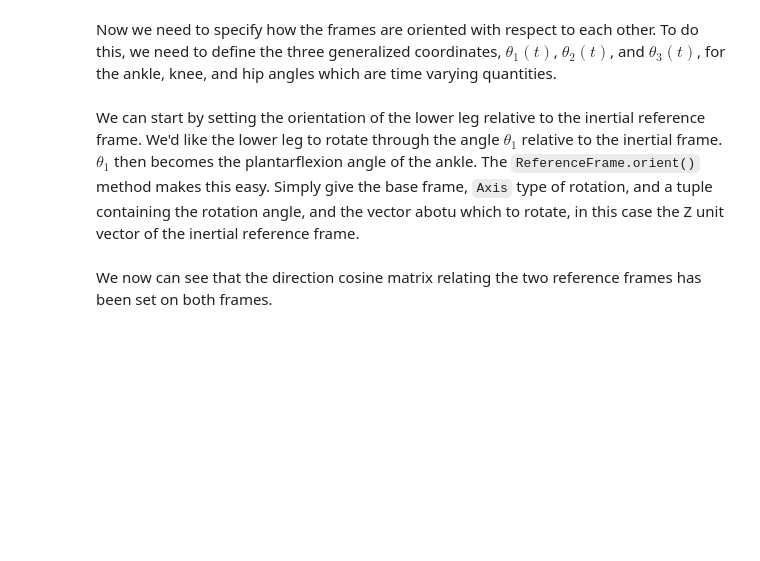
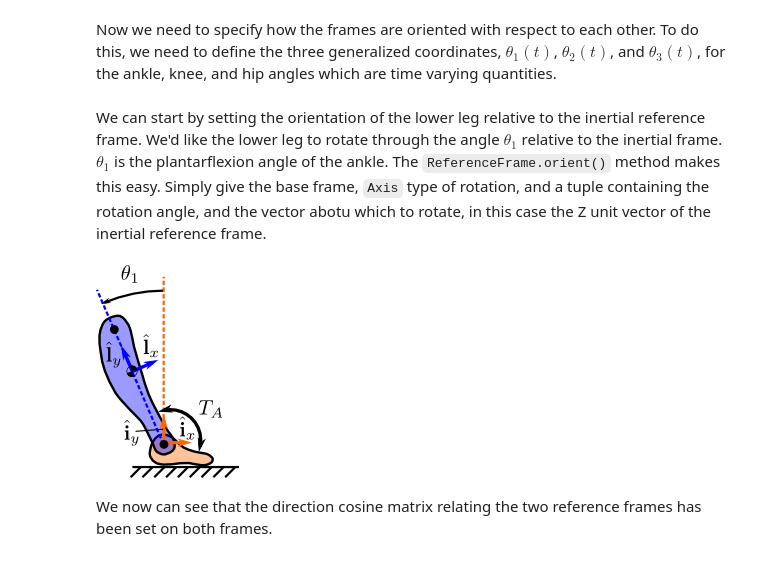
Before and after one commit to pydy/pydy-tutorial-human-standing, a Jupyter notebook: notebooks/n03_kinematics.ipynb, the cells around one changed output. Drawn from its saved outputs; the diff is of its cells as text; code cells hidden in the pictures; blank space fills up the shorter version.

```diff
--- a/notebooks/n03_kinematics.ipynb
+++ b/notebooks/n03_kinematics.ipynb
@@ -33,7 +39,11 @@ Now we need to specify how the frames are oriented with respect to each other. T
 # %%
 theta1, theta2, theta3 = dynamicsymbols('theta1, theta2, theta3')
 # %% [markdown]
-We can start by setting the orientation of the lower leg relative to the inertial reference frame. We'd like the lower leg to rotate through the angle $\theta_1$ relative to the inertial frame. $\theta_1$ then becomes the plantarflexion angle of the ankle. The `ReferenceFrame.orient()` method makes this easy. Simply give the base frame, `Axis` type of rotation, and a tuple containing the rotation angle, and the vector abotu which to rotate, in this case the Z unit vector of the inertial reference frame.
+We can start by setting the orientation of the lower leg relative to the inertial reference frame. We'd like the lower leg to rotate through the angle $\theta_1$ relative to the inertial frame. $\theta_1$ is the plantarflexion angle of the ankle. The `ReferenceFrame.orient()` method makes this easy. Simply give the base frame, `Axis` type of rotation, and a tuple containing the rotation angle, and the vector abotu which to rotate, in this case the Z unit vector of the inertial reference frame.
+# %%
+Image('figures/ankle_joint.png')
+# %% [output]
+[figure, added]
 # %%
 lower_leg_frame.orient(inertial_frame, 'Axis', (theta1, inertial_frame.z))
 # %% [markdown]
```
Also changed, not shown: parts of 26 cells of this notebook, 6 other files.
